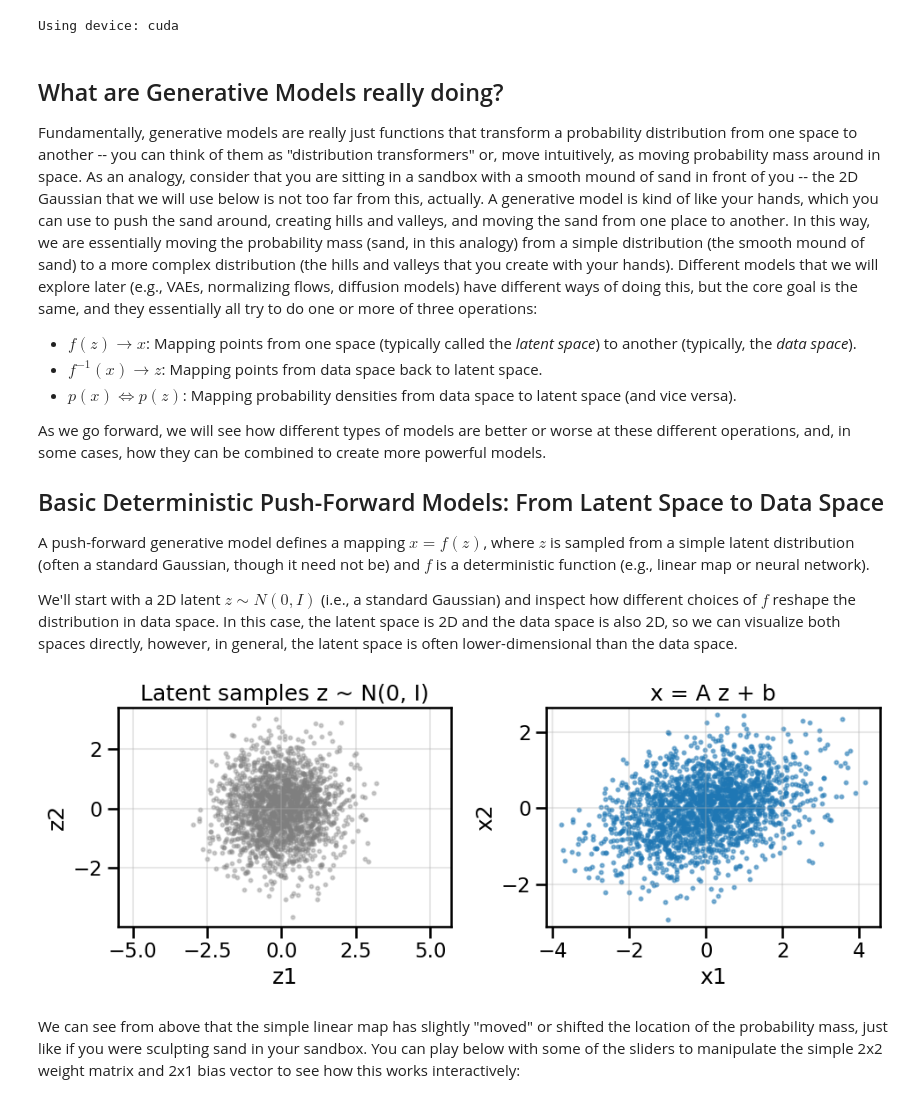
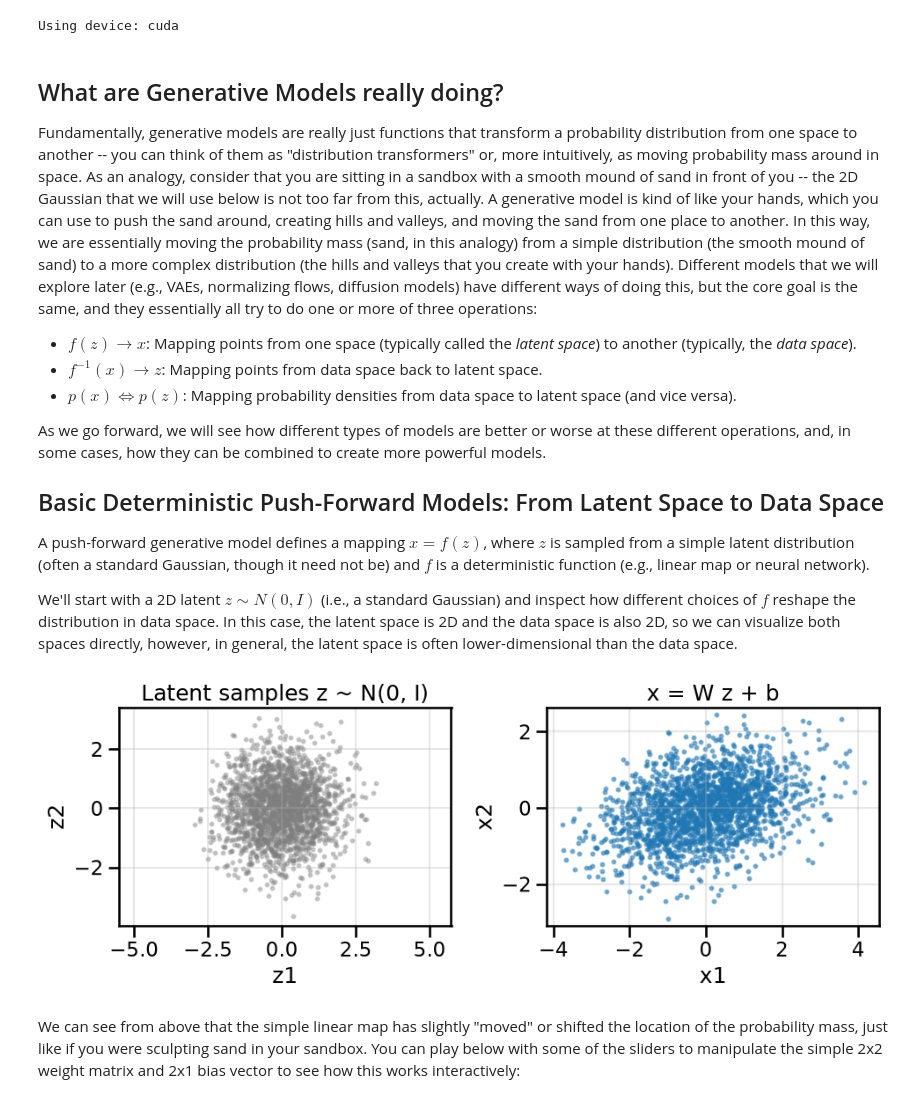
Before and after one commit to IDEALLab/ML4ME_Textbook, a Jupyter notebook: part2/gen_models/intro_to_GANS.ipynb, the cells around one changed output. Drawn from its saved outputs; the diff is of its cells as text; code cells hidden in the pictures.

```diff
--- a/part2/gen_models/intro_to_GANS.ipynb
+++ b/part2/gen_models/intro_to_GANS.ipynb
@@ -46,7 +57,7 @@ Using device: cuda
 # %% [markdown]
 ## What are Generative Models really doing?
 
-Fundamentally, generative models are really just functions that transform a probability distribution from one space to another -- you can think of them as "distribution transformers" or, move intuitively, as moving probability mass around in space. As an analogy, consider that you are sitting in a sandbox with a smooth mound of sand in front of you -- the 2D Gaussian that we will use below is not too far from this, actually. A generative model is kind of like your hands, which you can use to push the sand around, creating hills and valleys, and moving the sand from one place to another. In this way, we are essentially moving the probability mass (sand, in this analogy) from a simple distribution (the smooth mound of sand) to a more complex distribution (the hills and valleys that you create with your hands). Different models that we will explore later (e.g., VAEs, normalizing flows, diffusion models) have different ways of doing this, but the core goal is the same, and they essentially all try to do one or more of three operations:
+Fundamentally, generative models are really just functions that transform a probability distribution from one space to another -- you can think of them as "distribution transformers" or, more intuitively, as moving probability mass around in space. As an analogy, consider that you are sitting in a sandbox with a smooth mound of sand in front of you -- the 2D Gaussian that we will use below is not too far from this, actually. A generative model is kind of like your hands, which you can use to push the sand around, creating hills and valleys, and moving the sand from one place to another. In this way, we are essentially moving the probability mass (sand, in this analogy) from a simple distribution (the smooth mound of sand) to a more complex distribution (the hills and valleys that you create with your hands). Different models that we will explore later (e.g., VAEs, normalizing flows, diffusion models) have different ways of doing this, but the core goal is the same, and they essentially all try to do one or more of three operations:
 
 - $f(z) \rightarrow x$: Mapping points from one space (typically called the *latent space*) to another (typically, the *data space*).
 - $f^{-1}(x) \rightarrow z$: Mapping points from data space back to latent space.
@@ -80,19 +91,19 @@ def plot_pushforward(z: np.ndarray, x: np.ndarray, title: str = "Linear push-for
 # %%
 #| code-fold: false
 # Linear push-forward demo with interactive sliders
-def linear_pushforward_demo(A: np.ndarray, b: np.ndarray, n: int = 1000, seed: int = RNG_SEED):
+def linear_pushforward_demo(W: np.ndarray, b: np.ndarray, n: int = 1000, seed: int = RNG_SEED):
     rng = np.random.default_rng(seed)
     z = rng.standard_normal(size=(n, 2))
-    x = (z @ A.T) + b
+    x = (z @ W.T) + b
     return z, x
 
 # Default transform
-A0 = np.array([[1.2, 0.4],[0.0, 0.8]], dtype=float)
+W0 = np.array([[1.2, 0.4],[0.0, 0.8]], dtype=float)
 b0 = np.array([0.0, 0.0], dtype=float)
-z_lin, x_lin = linear_pushforward_demo(A0, b0, n=2000)
-plot_pushforward(z_lin, x_lin, title='x = A z + b')
+z_lin, x_lin = linear_pushforward_demo(W0, b0, n=2000)
+plot_pushforward(z_lin, x_lin, title='x = W z + b')
 # %% [output]
-[figure, old version]
+[figure, new version]
 # %% [markdown]
 We can see from above that the simple linear map has slightly "moved" or shifted the location of the probability mass, just like if you were sculpting sand in your sandbox. You can play below with some of the sliders to manipulate the simple 2x2 weight matrix and 2x1 bias vector to see how this works interactively:
 # %%
```
Also changed, not shown: parts of 24 cells of this notebook.
